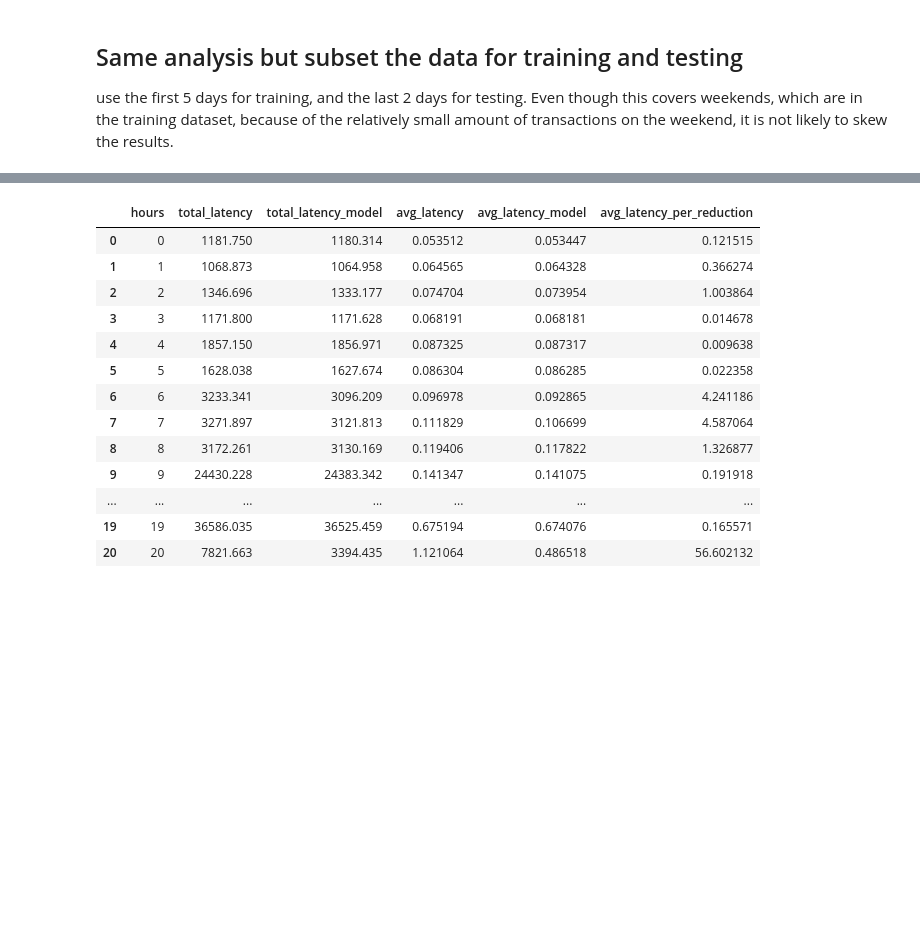
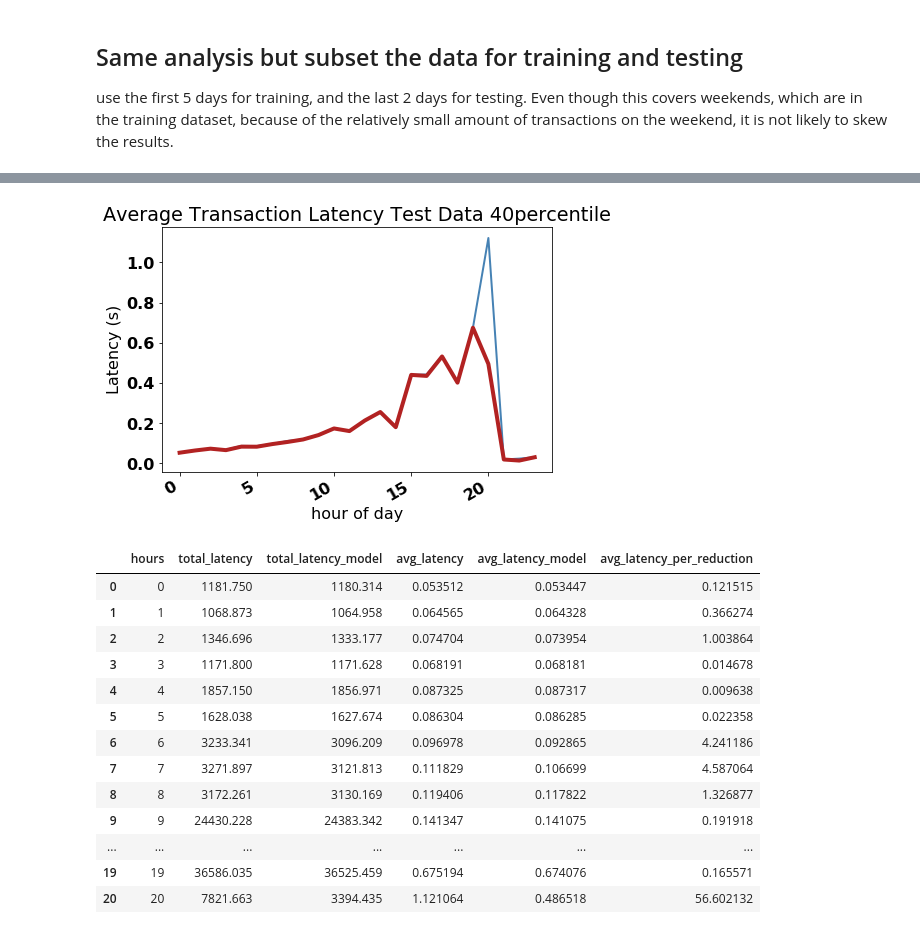
Before and after one commit to nrb75/Manifold, a Jupyter notebook: FP-Growth-optimize-hourly.ipynb, the cells around one changed output, grey strips where cells are left out. Cells and saved outputs as stored; diff of their text form; code cells hidden in the pictures; blank space fills up the shorter version.

Commit message:
hourly step modules working

```diff
--- a/FP-Growth-optimize-hourly.ipynb
+++ b/FP-Growth-optimize-hourly.ipynb
@@ -314,0 +312,21 @@ len(train_df)
+# %%
+from datetime import datetime
+import matplotlib.pyplot as plt
+from matplotlib.dates import DateFormatter
+import matplotlib as matplotlib
+
+font = {'family' : 'normal',
+        'weight' : 'bold',
+        'size'   : 16}
+matplotlib.rc('font', **font)
+fig, ax = plt.subplots(1,1, figsize=(7,5))
+ax.plot(model_output_test['hours'], model_output_test['avg_latency'], color='steelblue', linewidth=2.0)
+ax.plot(model_output_test['hours'], model_output_test['avg_latency_model'], color='firebrick', linewidth=4.0)
+
+
+## Rotate date labels automatically
+fig.autofmt_xdate()
+plt.ylabel('Latency (s)')
+plt.xlabel('hour of day')
+plt.title('Average Transaction Latency Test Data')
+fig.savefig('Average_transaction_latency_hours_day_Test_module.png')
@@ -314,0 +335,3 @@ len(train_df)
+# %%
+#adjust the min threshold to 0.4 instead of 0.8 percentile
+model_output_test40, total_latency40, total_model_latency40, avg_latency40, avg_model_latency40=hourly_step_test_output(df_train=train_df, df_test=test_df, percentile=.4, confidence=confidence, apps_server=apps_server)
@@ -315,3 +349,18 @@ len(train_df)
+# %%
+matplotlib.rc('font', **font)
+fig, ax = plt.subplots(1,1, figsize=(7,5))
+ax.plot(model_output_test40['hours'], model_output_test40['avg_latency'], color='steelblue', linewidth=2.0)
+ax.plot(model_output_test40['hours'], model_output_test40['avg_latency_model'], color='firebrick', linewidth=4.0)
+
+
+## Rotate date labels automatically
+fig.autofmt_xdate()
+plt.ylabel('Latency (s)')
+plt.xlabel('hour of day')
+plt.title('Average Transaction Latency Test Data 40percentile')
+fig.savefig('Average_transaction_latency_hours_day_Test_40.png')
+# %% [output]
+[figure, added]
 # %%
 #training data
 
```
Also changed, not shown: parts of 8 cells of this notebook, 4 other files.
